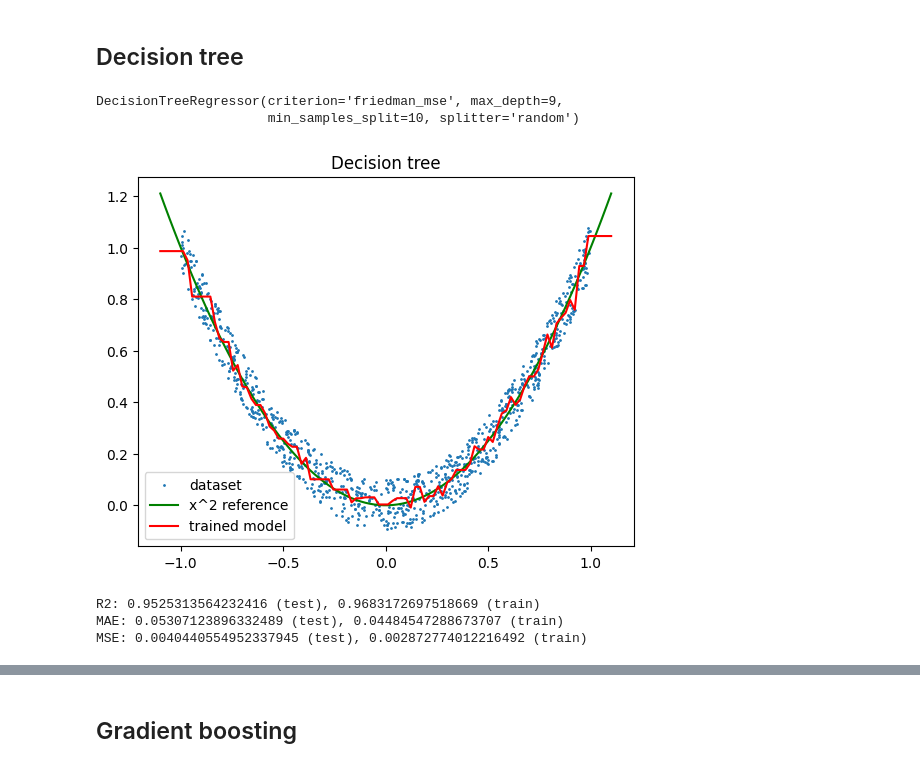
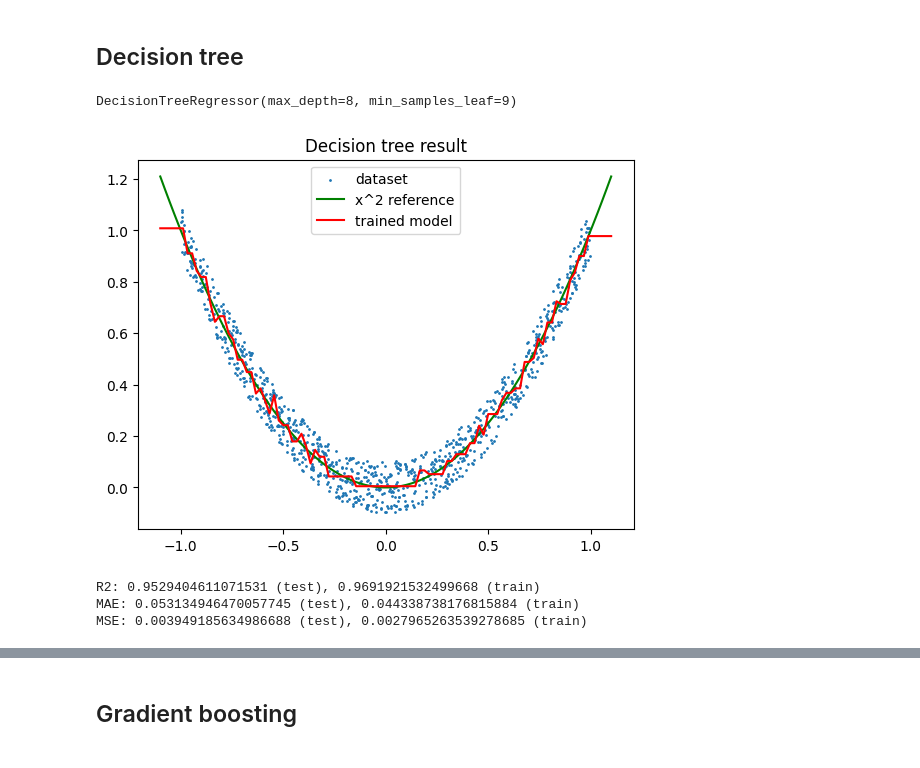
Before and after one commit to tiagormacedo/machine-learning, a Jupyter notebook: ML - regression problems.ipynb, the cells around one changed output, grey strips where cells are left out. Saved outputs shown, nothing was run; the diff lists cells and outputs as text; code cells hidden in the pictures.

```diff
--- a/ML - regression problems.ipynb
+++ b/ML - regression problems.ipynb
@@ -92,7 +92,7 @@ decision_tree = tree.DecisionTreeRegressor()
 from sklearn.model_selection import GridSearchCV
 
 
-## Create a dictionary listing all the parameters that will be tested
+## Create a dictionary listing all the parameters that will be tested.
 parameters = {'criterion': ['squared_error', 'friedman_mse', 'absolute_error'],
               'splitter': ["best", "random"],
               'min_samples_split': range(2, 11),
@@ -100,85 +100,83 @@ parameters = {'criterion': ['squared_error', 'friedman_mse', 'absolute_error'],
               'max_depth': range(1, 11)
 }
 
-## Perform an exhaustive test through all the parameters
+## Perform an exhaustive test through all the parameters.
 grid_search = GridSearchCV(decision_tree, parameters).fit(X_train, Y_train)
 
-## Print the best option
+## Print the best option.
 ## Be careful: the best result may lead to overfitting!
-grid_search.best_estimator_
+print(grid_search.best_estimator_)
 # %% [output]
-DecisionTreeRegressor(criterion='friedman_mse', max_depth=9,
-                      min_samples_split=10, splitter='random')
+DecisionTreeRegressor(max_depth=8, min_samples_leaf=9)
 # %%
 # Set the hyperparameters of the model to the best ones found above, and then
 # train (fit) the corresponding model using the train data subset.
 
-decision_tree = tree.DecisionTreeRegressor(criterion='friedman_mse', max_depth=9, min_samples_split=10, splitter='random')
+decision_tree = tree.DecisionTreeRegressor(max_depth=8, min_samples_leaf=9)
 fitted_decision_tree = decision_tree.fit(X_train, Y_train)
 # %%
 # Plot the trained model as a function:
 import numpy as np
 
 
-## For the x-axis, construct a grid of 100 points in the interval [-1.1, 1.1]
+## For the x-axis, construct a grid of 100 points in the interval [-1.1, 1.1].
 T = np.linspace(-1.1, 1.1, 100)
-## For the y-axis, first construct the x^2 function, as a reference
+## For the y-axis, first construct the x^2 function, as a reference.
 F = [t**2 for t in T]
-## Then, also construct the result of the decision tree training
+## Then, also construct the result of the decision tree training.
 G = [fitted_decision_tree.predict([[t]]) for t in T]
 
-## Title of the graph
-plt.title("Decision tree")
-## Plot the dataset as a reference
+## Plot the dataset.
 plt.scatter(features, labels, s=1, label='dataset')
-## Plot the (x, x^2) points in green, as a reference
+## Plot the (x, x^2) points in green, as a reference.
 plt.plot(T, F, color='green', label='x^2 reference')
-## Plot the result of the decision tree in red
+## Plot the result of the decision tree in red.
 plt.plot(T, G, color='red', label='trained model')
-## Show graph with its labels (legend).
+## Show the graph.
+plt.title("Decision tree result")
 plt.legend()
 plt.show()
 # %% [output]
-[figure, old version]
+[figure, new version]
 # %%
 # Evaluate the model:
 from sklearn.metrics import mean_absolute_error, mean_squared_error, r2_score
 
 
 ## Predict the image of the 'features' from the test subset, using the trained
-## and tunned model
+## and tunned model.
 Y_predicted = fitted_decision_tree.predict(X_test)
 
-## Calculate its R2 score
+## Calculate its R2 score.
 r2s_test = r2_score(Y_test, Y_predicted)
 
-## Calculate its mean absolute error
+## Calculate its mean absolute error.
 mae_test = mean_absolute_error(Y_test, Y_predicted)
 
-## Calculate its mean squared error
+## Calculate its mean squared error.
 mse_test = mean_squared_error(Y_test, Y_predicted)
 
 
 ## Predict the image of the 'features' from the train subset, to check if the
-## trained and tunned model is overfitting
+## trained and tunned model is overfitting.
 Y_eval = fitted_decision_tree.predict(X_train)
 
-## Calculate its R2 score
+## Calculate its R2 score.
 r2s_train = r2_score(Y_train, Y_eval)
 
-## Calculate its mean absolute error
+## Calculate its mean absolute error.
 mae_train = mean_absolute_error(Y_train, Y_eval)
 
-## Calculate its mean squared error
+## Calculate its mean squared error.
 mse_train = mean_squared_error(Y_train, Y_eval)
 
 
-## Print the results
+## Print the results.
 print(f"R2: {r2s_test} (test), {r2s_train} (train)")
 print(f"MAE: {mae_test} (test), {mae_train} (train)")
 print(f"MSE: {mse_test} (test), {mse_train} (train)")
 # %% [output]
-R2: 0.9525313564232416 (test), 0.9683172697518669 (train)
-MAE: 0.05307123896332489 (test), 0.04484547288673707 (train)
-MSE: 0.0040440554952337945 (test), 0.002872774012216492 (train)
+R2: 0.9529404611071531 (test), 0.9691921532499668 (train)
+MAE: 0.053134946470057745 (test), 0.044338738176815884 (train)
+MSE: 0.003949185634986688 (test), 0.0027965263539278685 (train)
 # %% [markdown]
```
Also changed, not shown: parts of 10 cells of this notebook.
